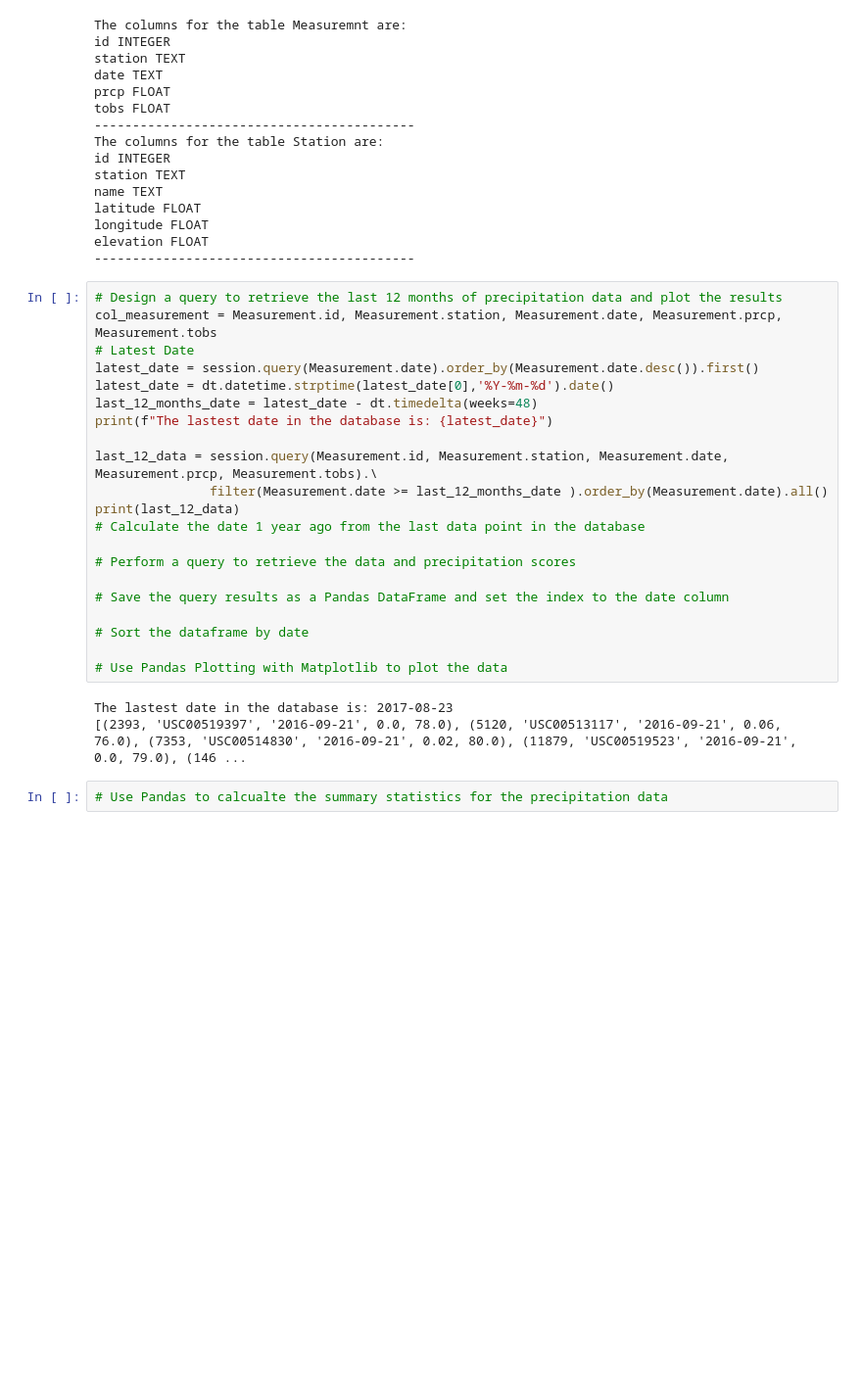
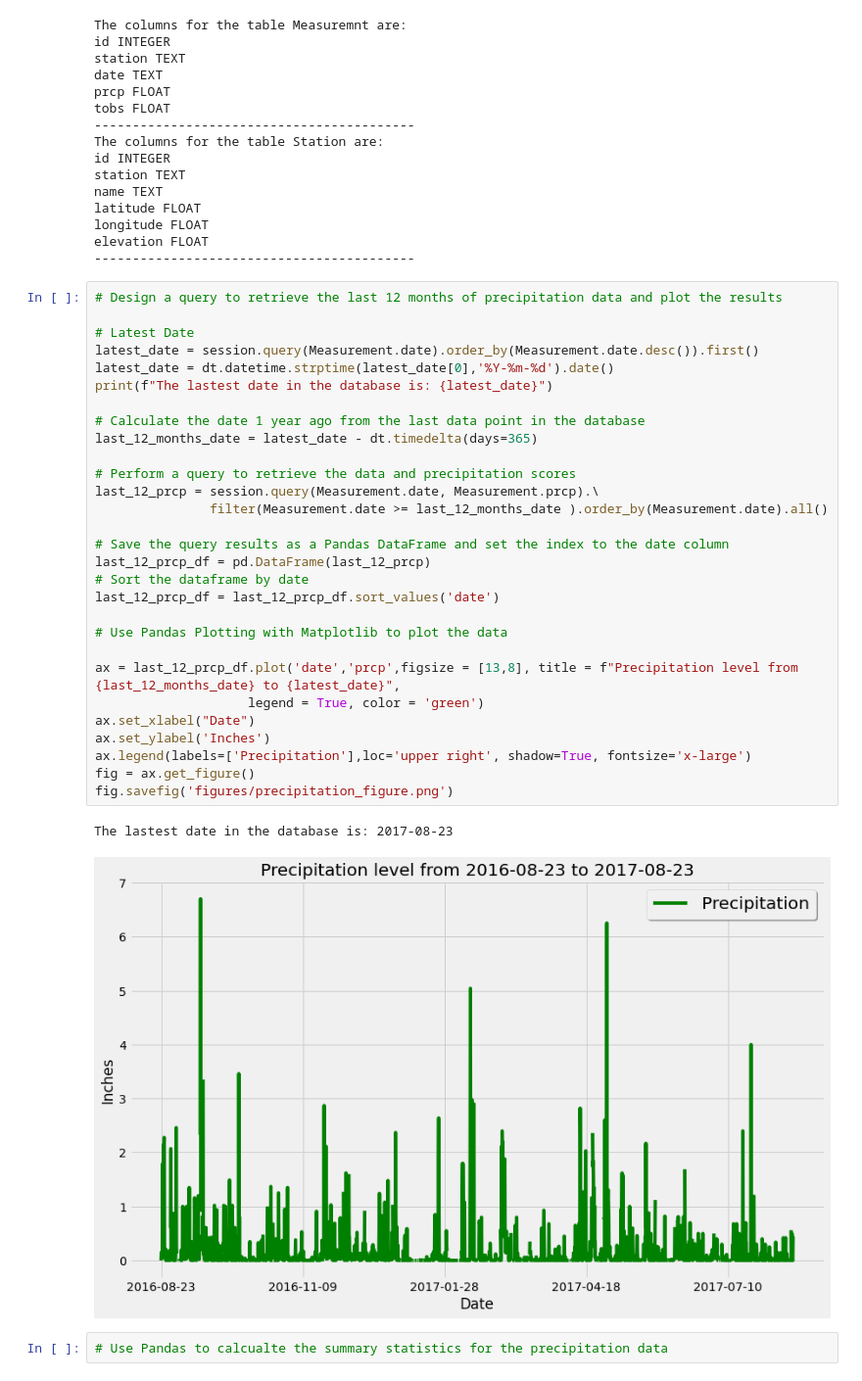
Before and after one commit to mariasierralizarazo/sqlalchemy-challenge, a Jupyter notebook: climate.ipynb, the cells around one changed output. Shown at 98% size. Drawn from its saved outputs; the diff is of its cells as text; blank space fills up the shorter version.

Commit message:
Precipitation in the last 12 months graph

```diff
--- a/climate.ipynb
+++ b/climate.ipynb
@@ -71,28 +71,36 @@ elevation FLOAT
 ------------------------------------------
 # %%
 # Design a query to retrieve the last 12 months of precipitation data and plot the results
-col_measurement = Measurement.id, Measurement.station, Measurement.date, Measurement.prcp, Measurement.tobs
+
 # Latest Date
 latest_date = session.query(Measurement.date).order_by(Measurement.date.desc()).first()
 latest_date = dt.datetime.strptime(latest_date[0],'%Y-%m-%d').date()
-last_12_months_date = latest_date - dt.timedelta(weeks=48)
 print(f"The lastest date in the database is: {latest_date}")
 
-last_12_data = session.query(Measurement.id, Measurement.station, Measurement.date, Measurement.prcp, Measurement.tobs).\
-               filter(Measurement.date >= last_12_months_date ).order_by(Measurement.date).all()
-print(last_12_data)
 # Calculate the date 1 year ago from the last data point in the database
+last_12_months_date = latest_date - dt.timedelta(days=365)
 
 # Perform a query to retrieve the data and precipitation scores
+last_12_prcp = session.query(Measurement.date, Measurement.prcp).\
+               filter(Measurement.date >= last_12_months_date ).order_by(Measurement.date).all()
 
 # Save the query results as a Pandas DataFrame and set the index to the date column
-
+last_12_prcp_df = pd.DataFrame(last_12_prcp)
 # Sort the dataframe by date
+last_12_prcp_df = last_12_prcp_df.sort_values('date')
 
 # Use Pandas Plotting with Matplotlib to plot the data
+
+ax = last_12_prcp_df.plot('date','prcp',figsize = [13,8], title = f"Precipitation level from {last_12_months_date} to {latest_date}",
+                    legend = True, color = 'green')
+ax.set_xlabel("Date")
+ax.set_ylabel('Inches')
+ax.legend(labels=['Precipitation'],loc='upper right', shadow=True, fontsize='x-large')
+fig = ax.get_figure()
+fig.savefig('figures/precipitation_figure.png')
 # %% [output]
 The lastest date in the database is: 2017-08-23
-[(2393, 'USC00519397', '2016-09-21', 0.0, 78.0), (5120, 'USC00513117', '2016-09-21', 0.06, 76.0), (7353, 'USC00514830', '2016-09-21', 0.02, 80.0), (11879, 'USC00519523', '2016-09-21', 0.0, 79.0), (146 ...
+[figure, added]
 # %%
 # Use Pandas to calcualte the summary statistics for the precipitation data
 # %%
```
